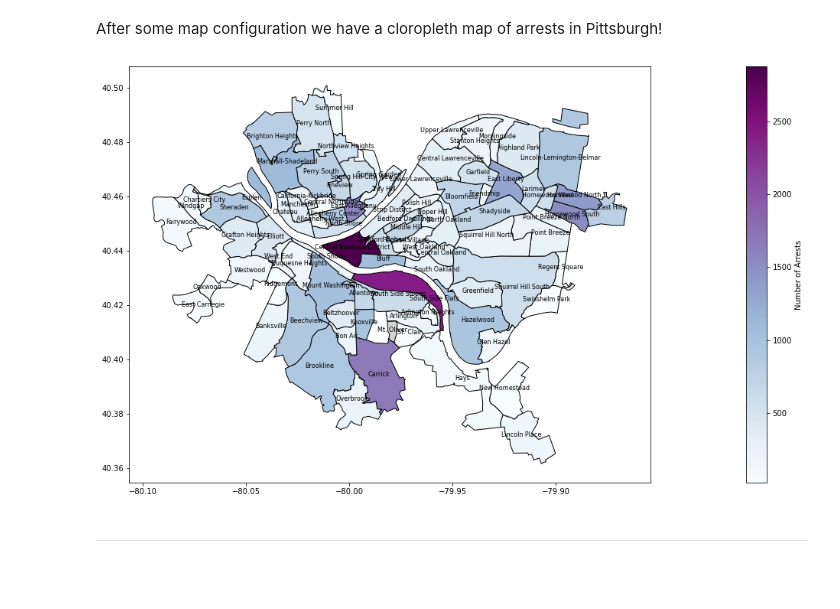
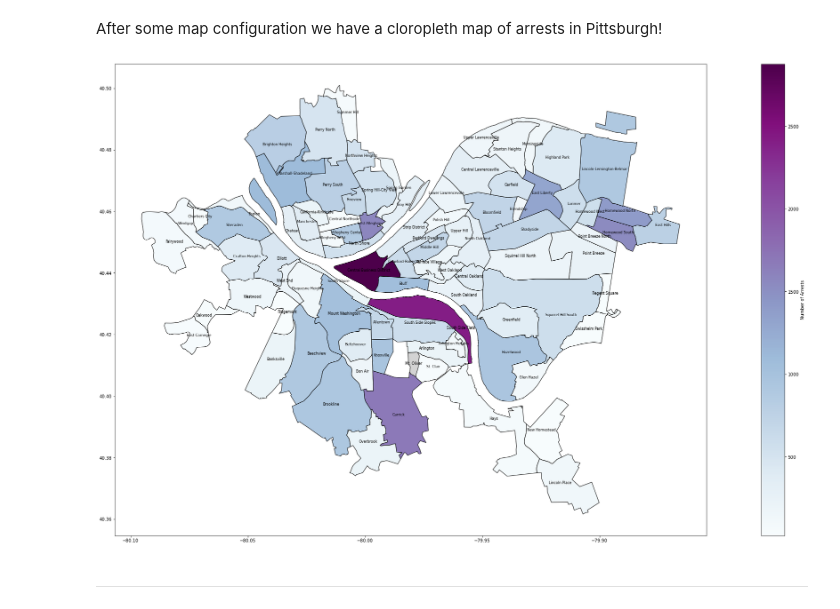
Before and after one commit to DomCampese/Big-Ideas-Final-Project, a Jupyter notebook: Dom/Doms-Notebook.ipynb, the cells around one changed output. Cells and saved outputs as stored; diff of their text form; code cells hidden in the pictures; blank space fills up the shorter version.

```diff
--- a/Dom/Doms-Notebook.ipynb
+++ b/Dom/Doms-Notebook.ipynb
@@ -119,26 +119,26 @@ After some map configuration we have a cloropleth map of arrests in Pittsburgh!
 # %%
 
 # Code for labeling the map (https://stackoverflow.com/questions/38899190/geopandas-label-polygons)
 arrests_map['coords'] = arrests_map['geometry'].apply(lambda x: x.representative_point().coords[:])
 arrests_map['coords'] = [coords[0] for coords in arrests_map['coords']]
 
 # Map setup
 arrests_map.plot(column='Number of Arrests', # set the data to be used for coloring
                cmap='BuPu',              # choose a color palette
                edgecolor="black",        # outline the districts in white
                legend=True,              # show the legend
                legend_kwds={'label': "Number of Arrests"}, # label the legend
-               figsize=(45, 10),         # set the size
+               figsize=(45, 20),         # set the size
                missing_kwds={"color": "lightgrey"}, # set disctricts with no data to gray
                )
 
 
 # More map labeling code from above source
 for i, row in arrests_map.iterrows():
     plt.annotate(text=row['hood'], xy=row['coords'],
                  horizontalalignment='center', fontsize="8")
 # %% [output]
-[figure, old version]
+[figure, new version]
 # %% [markdown]
 ----
 # %% [markdown]
```
